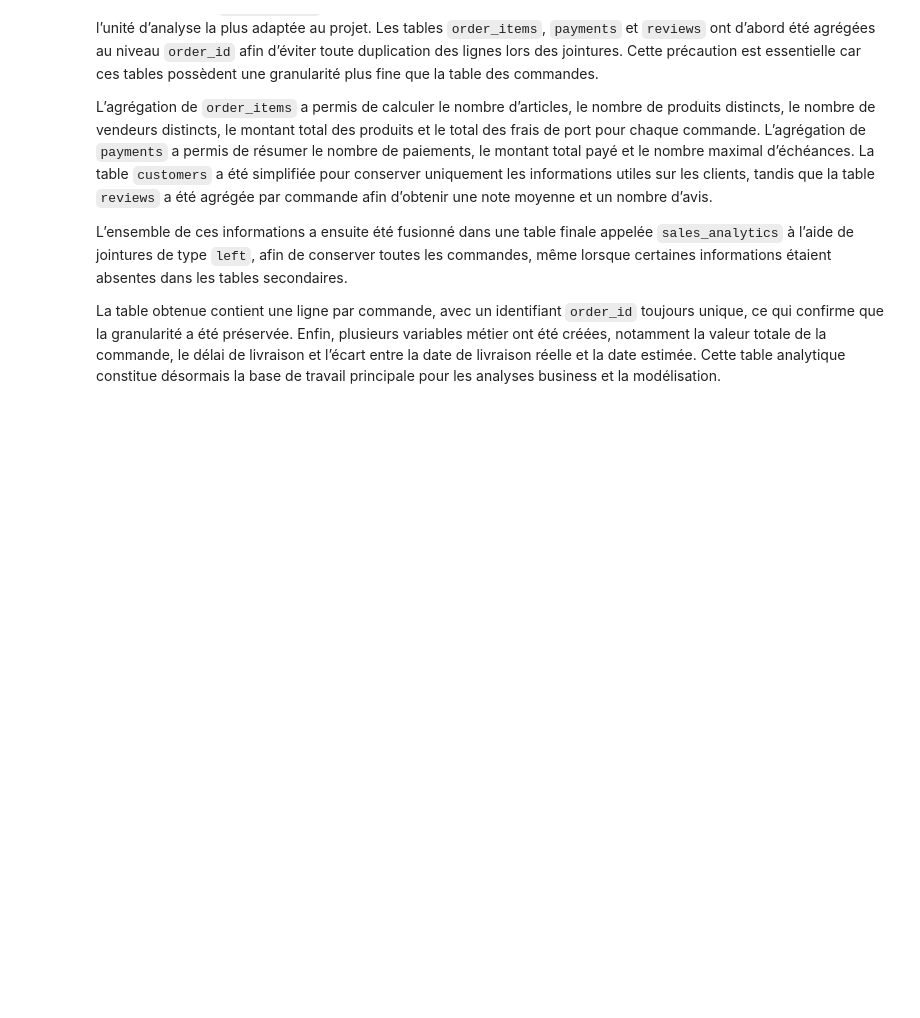
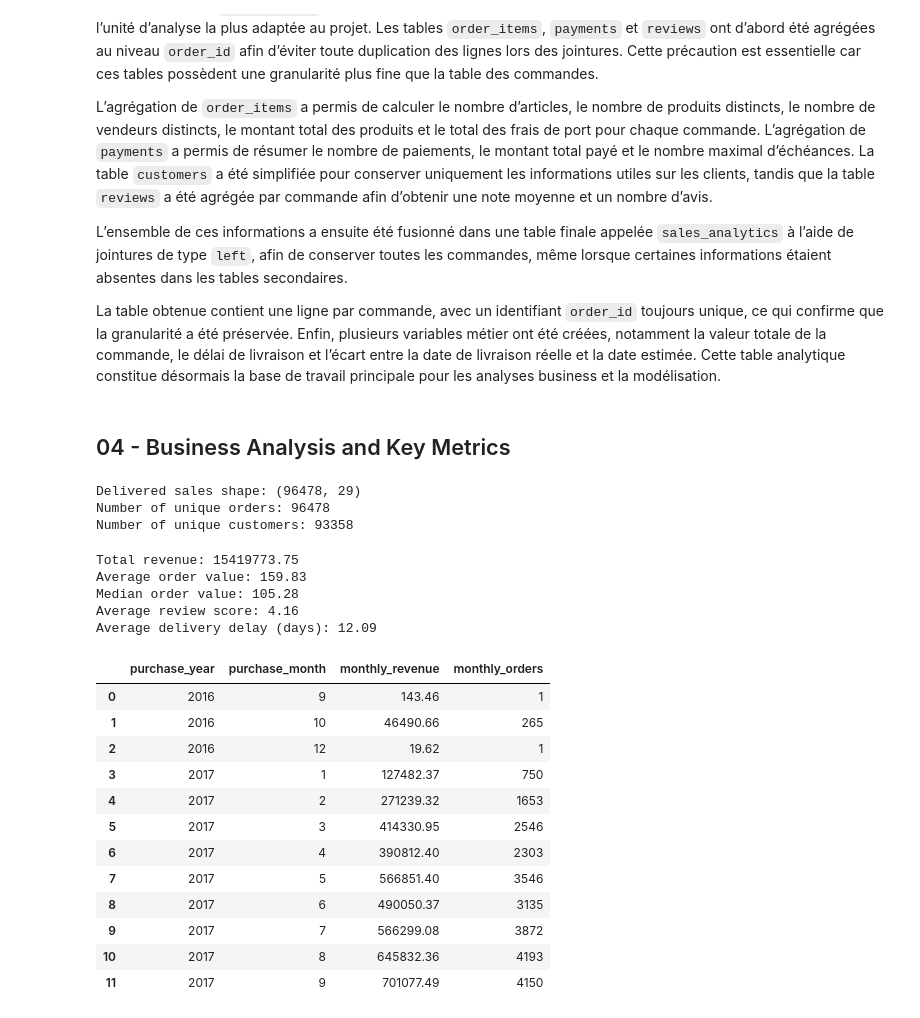
Before and after one commit to paulbelleguic/ecommerce-sales-analytics, a Jupyter notebook: notebooks/01_data_audit.ipynb, the cells around one changed output. Cells and saved outputs as stored; diff of their text form; code cells hidden in the pictures; blank space fills up the shorter version.

Commit message:
Add business KPI analysis and update README

```diff
--- a/notebooks/01_data_audit.ipynb
+++ b/notebooks/01_data_audit.ipynb
@@ -468,3 +468,57 @@ L’agrégation de `order_items` a permis de calculer le nombre d’articles, le
 L’ensemble de ces informations a ensuite été fusionné dans une table finale appelée `sales_analytics` à l’aide de jointures de type `left`, afin de conserver toutes les commandes, même lorsque certaines informations étaient absentes dans les tables secondaires.
 
 La table obtenue contient une ligne par commande, avec un identifiant `order_id` toujours unique, ce qui confirme que la granularité a été préservée. Enfin, plusieurs variables métier ont été créées, notamment la valeur totale de la commande, le délai de livraison et l’écart entre la date de livraison réelle et la date estimée. Cette table analytique constitue désormais la base de travail principale pour les analyses business et la modélisation.
+# %% [markdown]
+## 04 - Business Analysis and Key Metrics
+# %%
+print("Delivered sales shape:", delivered_sales.shape)
+print("Number of unique orders:", delivered_sales["order_id"].nunique())
+print("Number of unique customers:", delivered_sales["customer_unique_id"].nunique())
+# %% [output]
+Delivered sales shape: (96478, 29)
+Number of unique orders: 96478
+Number of unique customers: 93358
+# %%
+total_revenue = delivered_sales["total_order_value"].sum()
+average_order_value = delivered_sales["total_order_value"].mean()
+median_order_value = delivered_sales["total_order_value"].median()
+average_review_score = delivered_sales["review_score_mean"].mean()
+average_delivery_delay = delivered_sales["delivery_delay_days"].mean()
+
+print(f"Total revenue: {total_revenue:.2f}")
+print(f"Average order value: {average_order_value:.2f}")
+print(f"Median order value: {median_order_value:.2f}")
+print(f"Average review score: {average_review_score:.2f}")
+print(f"Average delivery delay (days): {average_delivery_delay:.2f}")
+# %% [output]
+Total revenue: 15419773.75
+Average order value: 159.83
+Median order value: 105.28
+Average review score: 4.16
+Average delivery delay (days): 12.09
+# %%
+monthly_sales = (
+    delivered_sales
+    .groupby(["purchase_year", "purchase_month"], as_index=False)
+    .agg(
+        monthly_revenue=("total_order_value", "sum"),
+        monthly_orders=("order_id", "count"),
+    )
+    .sort_values(["purchase_year", "purchase_month"])
+)
+
+monthly_sales.head(12)
+# %% [output]
+|  | purchase_year | purchase_month | monthly_revenue | monthly_orders |
+| 0 | 2016 | 9 | 143.46 | 1 |
+| 1 | 2016 | 10 | 46490.66 | 265 |
+| 2 | 2016 | 12 | 19.62 | 1 |
+| 3 | 2017 | 1 | 127482.37 | 750 |
+| 4 | 2017 | 2 | 271239.32 | 1653 |
+| 5 | 2017 | 3 | 414330.95 | 2546 |
+| 6 | 2017 | 4 | 390812.40 | 2303 |
+| 7 | 2017 | 5 | 566851.40 | 3546 |
+| 8 | 2017 | 6 | 490050.37 | 3135 |
+| 9 | 2017 | 7 | 566299.08 | 3872 |
+| 10 | 2017 | 8 | 645832.36 | 4193 |
+| 11 | 2017 | 9 | 701077.49 | 4150 |
```
Also changed, not shown: parts of 8 cells of this notebook, 1 other file.
